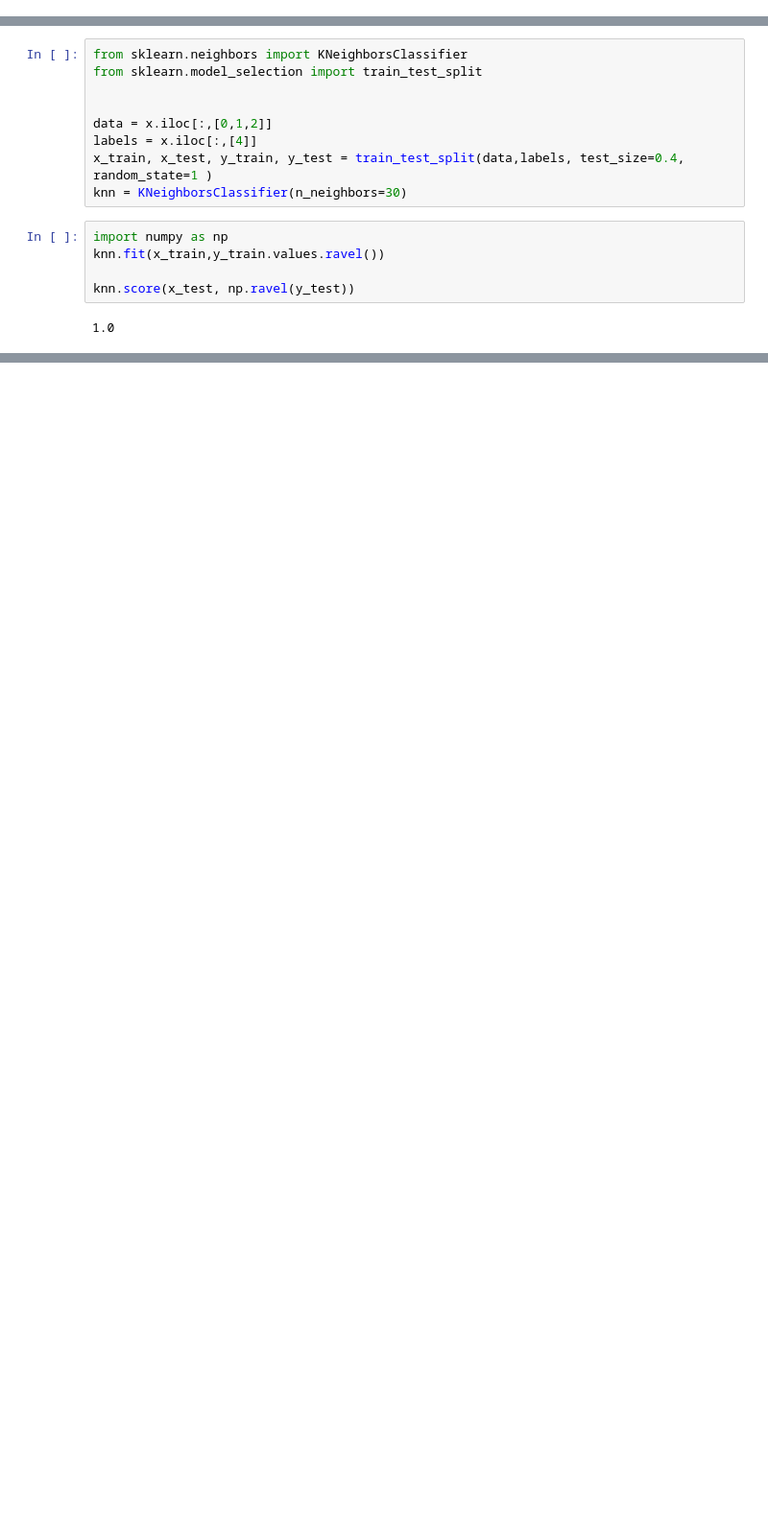
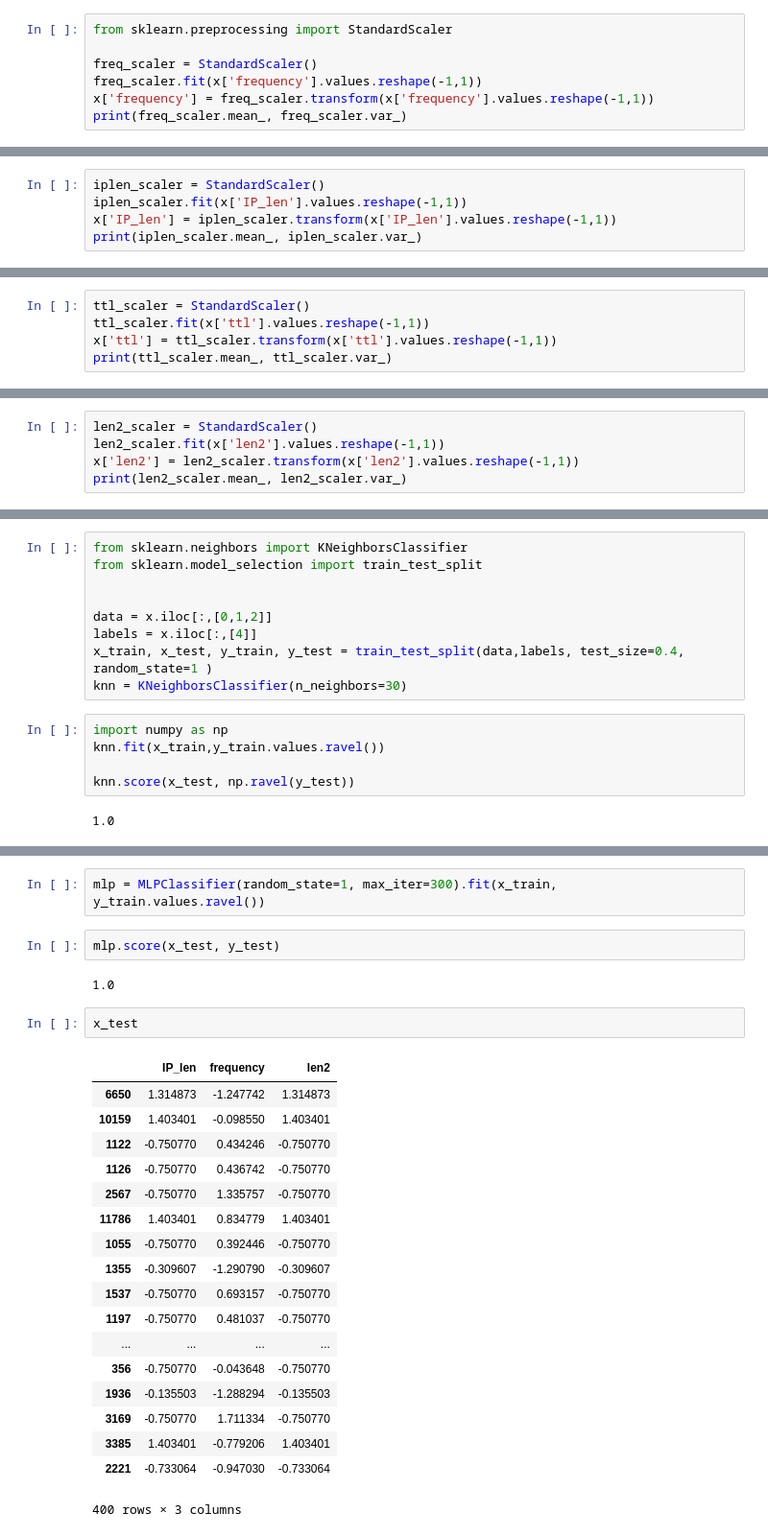
Before and after one commit to bmys/xdw, a Jupyter notebook: notebooks/Untitled.ipynb, the cells around one changed output, grey strips where cells are left out. Shown at 96% size. Drawn from its saved outputs; the diff is of its cells as text; blank space fills up the shorter version.

```diff
--- a/notebooks/Untitled.ipynb
+++ b/notebooks/Untitled.ipynb
@@ -202,0 +174,7 @@ x
+# %%
+from sklearn.preprocessing import StandardScaler
+
+freq_scaler = StandardScaler()
+freq_scaler.fit(x['frequency'].values.reshape(-1,1))
+x['frequency'] = freq_scaler.transform(x['frequency'].values.reshape(-1,1))
+print(freq_scaler.mean_, freq_scaler.var_)
@@ -202,0 +183,5 @@ x
+# %%
+iplen_scaler = StandardScaler()
+iplen_scaler.fit(x['IP_len'].values.reshape(-1,1))
+x['IP_len'] = iplen_scaler.transform(x['IP_len'].values.reshape(-1,1))
+print(iplen_scaler.mean_, iplen_scaler.var_)
@@ -202,0 +190,5 @@ x
+# %%
+ttl_scaler = StandardScaler()
+ttl_scaler.fit(x['ttl'].values.reshape(-1,1))
+x['ttl'] = ttl_scaler.transform(x['ttl'].values.reshape(-1,1))
+print(ttl_scaler.mean_, ttl_scaler.var_)
@@ -202,0 +197,5 @@ x
+# %%
+len2_scaler = StandardScaler()
+len2_scaler.fit(x['len2'].values.reshape(-1,1))
+x['len2'] = len2_scaler.transform(x['len2'].values.reshape(-1,1))
+print(len2_scaler.mean_, len2_scaler.var_)
@@ -218,0 +260,27 @@ knn.score(x_test, np.ravel(y_test))
+# %%
+mlp = MLPClassifier(random_state=1, max_iter=300).fit(x_train, y_train.values.ravel())
+# %%
+mlp.score(x_test, y_test)
+# %% [output]
+1.0
+# %%
+x_test
+# %% [output]
+|  | IP_len | frequency | len2 |
+| 6650 | 1.314873 | -1.247742 | 1.314873 |
+| 10159 | 1.403401 | -0.098550 | 1.403401 |
+| 1122 | -0.750770 | 0.434246 | -0.750770 |
+| 1126 | -0.750770 | 0.436742 | -0.750770 |
+| 2567 | -0.750770 | 1.335757 | -0.750770 |
+| 11786 | 1.403401 | 0.834779 | 1.403401 |
+| 1055 | -0.750770 | 0.392446 | -0.750770 |
+| 1355 | -0.309607 | -1.290790 | -0.309607 |
+| 1537 | -0.750770 | 0.693157 | -0.750770 |
+| 1197 | -0.750770 | 0.481037 | -0.750770 |
+| ... | ... | ... | ... |
+| 356 | -0.750770 | -0.043648 | -0.750770 |
+| 1936 | -0.135503 | -1.288294 | -0.135503 |
+| 3169 | -0.750770 | 1.711334 | -0.750770 |
+| 3385 | 1.403401 | -0.779206 | 1.403401 |
+| 2221 | -0.733064 | -0.947030 | -0.733064 |
+400 rows × 3 columns
```
Also changed, not shown: parts of 29 cells of this notebook, 5 other files.
